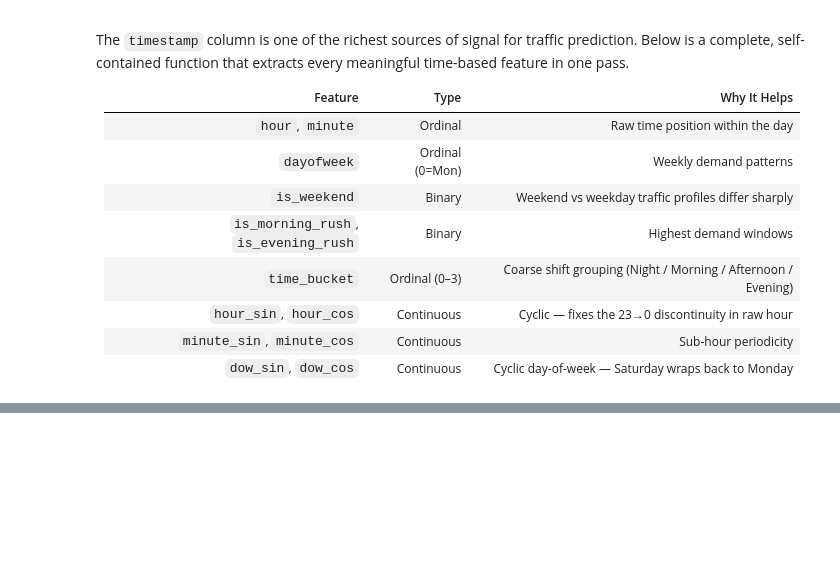
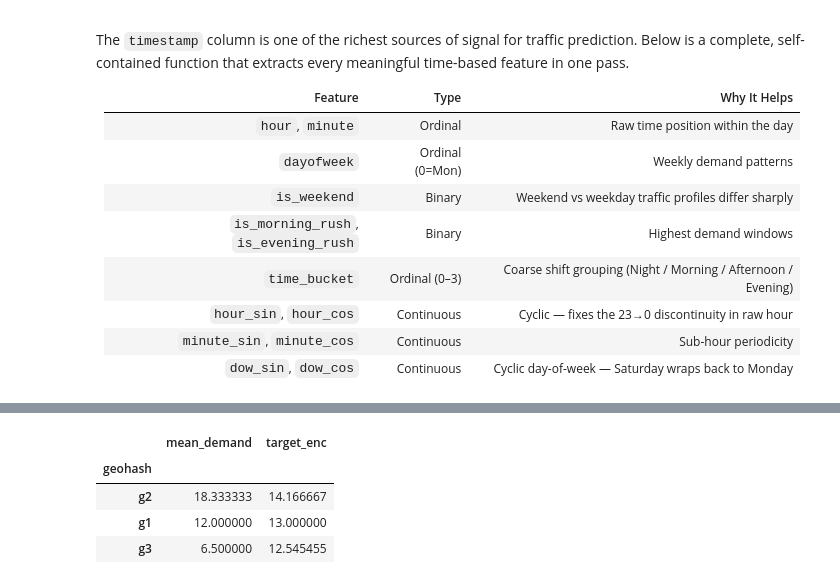
Before and after one commit to Vishallakshmikanthan/GridLock_traffic-demand-prediction, a Jupyter notebook: notebooks/01_EDA.ipynb, the cells around one changed output, grey strips where cells are left out. Drawn from its saved outputs; the diff is of its cells as text; code cells hidden in the pictures; blank space fills up the shorter version.

```diff
--- a/notebooks/01_EDA.ipynb
+++ b/notebooks/01_EDA.ipynb
@@ -751,0 +808,81 @@ plt.show()
+# %%
+from sklearn.model_selection import KFold
+
+def oof_target_encode(train_df, test_df, cat_col, target_col, n_splits=5, smoothing=10):
+    """
+    Out-of-Fold Target Encoding with smoothing.
+
+    Smoothing formula:
+        encoded = (n * mean_cat + k * global_mean) / (n + k)
+        where n = count of category, k = smoothing factor.
+    A higher smoothing value pulls rare categories closer to the global mean,
+    reducing overfitting on low-frequency geohashes.
+
+    Parameters
+    ----------
+    train_df   : training DataFrame (must contain target_col)
+    test_df    : test DataFrame (no target_col needed)
+    cat_col    : categorical column to encode (e.g. 'geohash')
+    target_col : regression target (e.g. 'demand')
+    n_splits   : number of cross-validation folds
+    smoothing  : strength of shrinkage towards global mean
+
+    Returns
+    -------
+    train_encoded : Series of OOF-encoded values for train rows
+    test_encoded  : Series of encoded values for test rows (global mean mapping)
+    """
+    global_mean = train_df[target_col].mean()
+    oof_encoded = np.full(len(train_df), global_mean, dtype=float)
+
+    kf = KFold(n_splits=n_splits, shuffle=True, random_state=42)
+
+    for fold, (tr_idx, val_idx) in enumerate(kf.split(train_df)):
+        tr_fold  = train_df.iloc[tr_idx]
+        val_fold = train_df.iloc[val_idx]
+
+        # Compute smoothed mean from the training portion of this fold
+        stats = (
+            tr_fold.groupby(cat_col)[target_col]
+            .agg(['mean', 'count'])
+            .rename(columns={'mean': 'mean_cat', 'count': 'n'})
+        )
+        stats['smoothed'] = (
+            (stats['n'] * stats['mean_cat'] + smoothing * global_mean)
+            / (stats['n'] + smoothing)
+        )
+
+        # Encode the validation rows for this fold
+        oof_encoded[val_idx] = val_fold[cat_col].map(stats['smoothed']).fillna(global_mean).values
+
+    # Build global encoding map for test (full train statistics)
+    global_stats = (
+        train_df.groupby(cat_col)[target_col]
+        .agg(['mean', 'count'])
+        .rename(columns={'mean': 'mean_cat', 'count': 'n'})
+    )
+    global_stats['smoothed'] = (
+        (global_stats['n'] * global_stats['mean_cat'] + smoothing * global_mean)
+        / (global_stats['n'] + smoothing)
+    )
+
+    test_encoded = test_df[cat_col].map(global_stats['smoothed']).fillna(global_mean)
+
+    return pd.Series(oof_encoded, index=train_df.index), test_encoded.reset_index(drop=True)
+
+
+# Apply OOF target encoding on geohash
+train_feat['geohash_target_enc'], test_feat['geohash_target_enc'] = oof_target_encode(
+    train_feat, test_feat, cat_col='geohash', target_col='demand'
+)
+
+print(f"Global mean demand: {train_feat['demand'].mean():.4f}")
+print("\nTarget-encoded geohash — sample (high demand locations will have higher values):")
+display(
+    train_feat[['geohash', 'geohash_target_enc', 'demand']]
+    .groupby('geohash')
+    .agg(mean_demand=('demand', 'mean'), target_enc=('geohash_target_enc', 'first'))
+    .sort_values('mean_demand', ascending=False)
+    .head(8)
+)
+# %% [output]
@@ -751,0 +892,5 @@ plt.show()
+|  | mean_demand | target_enc |
+| geohash |  |  |
+| g2 | 18.333333 | 14.166667 |
+| g1 | 12.000000 | 13.000000 |
+| g3 | 6.500000 | 12.545455 |
```
Also changed, not shown: parts of 19 cells of this notebook, 7 other files.
